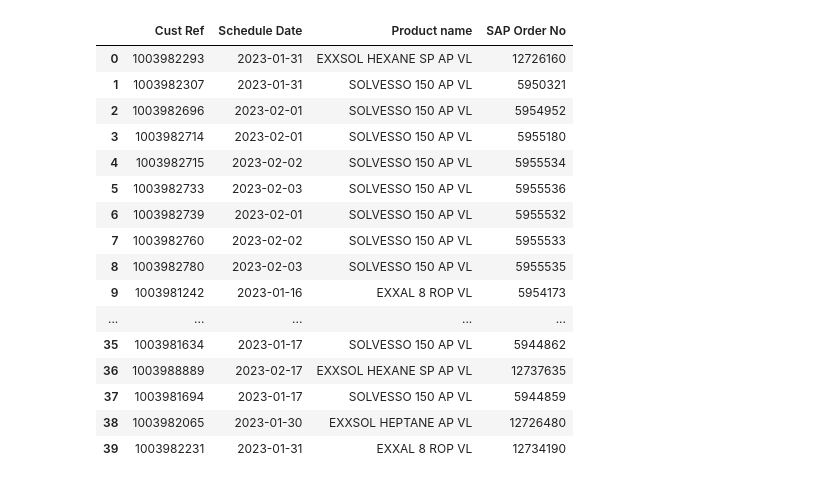
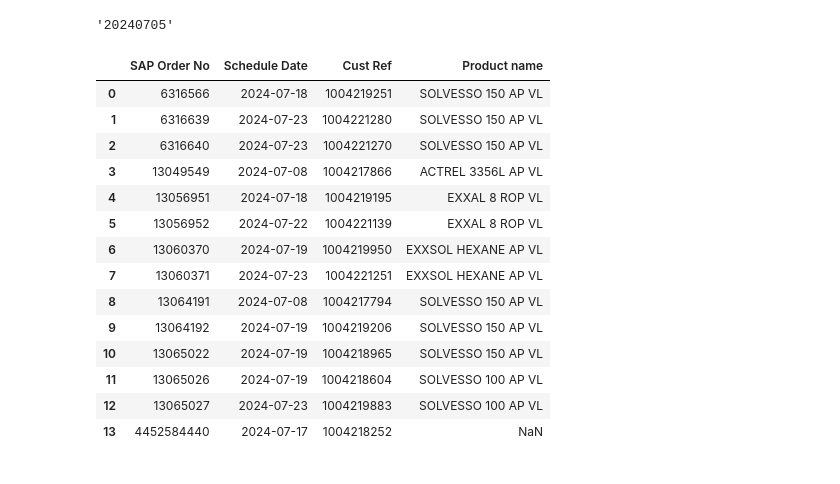
Before and after one commit to JohnTan38/Project-Income, a Jupyter notebook: TRANSPOREON.ipynb, the cells around one changed output. Cells and saved outputs as stored; diff of their text form; code cells hidden in the pictures.

```diff
--- a/TRANSPOREON.ipynb
+++ b/TRANSPOREON.ipynb
@@ -588 +1389,6 @@ New transport SAP Order Number
+# %%
+temp_upload_1['Cust Ref'] = temp_upload_1['Cust Ref'].astype(np.int64) #Diane
+temp_upload_1['Transport No'] = temp_upload_1['Transport No'].astype(np.int64)
+temp_upload_5 = temp_upload_1.copy()
+#temp_upload_5.rename(columns={'Cust Ref': 'Cust Ref'}, inplace=True)
 # %%
@@ -716,0 +1527,5 @@ master.compare(temp_upload_1, keep_shape=True, keep_equal=True)
+# %%
+lst_diff_select = [True] #Diane
+diffs_1 = diffs.loc[diffs['DELIVERY_diff'].isin(lst_diff_select)] #select rows where col value is iterable
+#diffs_1 = diffs.loc[diffs['DELIVERY_diff'] == True]
+diffs_1
@@ -717,6 +1550,11 @@ master.compare(temp_upload_1, keep_shape=True, keep_equal=True)
+# %%
+with pd.ExcelWriter(path_transporeon + "Output/ForDiane_Diffs.xlsx", mode='a', if_sheet_exists='replace', engine='openpyxl') as writer3:
+    sheetName = 'Diffs_' + datetime.now().strftime("%Y%m%d %H%M")
+    diffs_1.to_excel(writer3, sheet_name=sheetName, engine='openpyxl')
+    worksheet3 = writer3.sheets[sheetName]
+    writer3.save()
 # %%
-#df_trans = pd.read_csv(r"C:/Users/john.tan/OneDrive - Cogent Holdings Pte. Ltd/Documents/WMS/temp_upload.csv") #Textract
-trans_1 = df_trans[df_trans['DEPOT_MV2'].str.contains('VOPAK', na=False)]
+trans_1 = df_trans[df_trans['DEPOT_MV2'].str.contains('VOPAK', na=False)] #Diane
 #trans_1 = df_trans[~df_trans['DEPOT_MV2'].str.contains('VOPAK', na=False)]
 vopak = trans_1.copy()
 #vopak = vopak.iloc[:, 1:] #drop first col
@@ -725,27 +1563,40 @@ vopak.reset_index(drop=True, inplace=True)
 #vopak.insert(loc=0, column='Transporter Name', value='SH COGENT LOGISTICS PTE LTD')
 #vopak.insert(loc=0, column='Customer Name', value='ExxonMobil Chemical Asia Pacific')
 
-vopak = vopak.drop(columns=['Order Remarks', 'Transport No', 'DEPOT_MV2', 'LOADING_PLANT_MV3', 'DELIVERY', 'MV2'])
+vopak = vopak.drop(columns=['Order Remarks', 'Transport No', 'DEPOT_MV2', 'LOADING_PLANT_MV3', 'DELIVERY'])
 #vopak = vopak.drop(columns=['Order Remarks', 'Transport No', 'DEPOT_MV2', 'LOADING_PLANT_MV3', 'DELIVERY', 'MV2'])
 #vopak.rename(columns={'Cust Ref': 'Customer Reference Number', 'Coll Date': 'Schedule Date', 'PRODUCT': 'Product name'}, inplace=True)
 vopak.rename(columns={'Coll Date': 'Schedule Date', 'PRODUCT': 'Product name'}, inplace=True)
+drop_col = ['Cust_Ref', 'comment:', 'MV2'] #drop cols by list
+filter_col = vopak.filter(drop_col)
+vopak.drop(filter_col, inplace=True, axis=1)
+#df_trans = pd.read_csv(r"C:/Users/john.tan/OneDrive - Cogent Holdings Pte. Ltd/Documents/WMS/temp_upload.csv") #Textract
+# %%
+vopak_SheetNames = pd.ExcelFile(path_transporeon+ r"Output/ForDiane_Vopak.xlsx").sheet_names #Diane
+yesterday = max([pd.to_datetime(elem.split('_')[1]) for elem in vopak_SheetNames]).strftime('%Y%m%d')
+yesterday
+# %% [output]
+'20240705'
 # %%
+with pd.ExcelWriter(path_transporeon + "Output/ForDiane_Vopak.xlsx", mode='a', if_sheet_exists='replace', engine='openpyxl') as writer4:
+    sheetName = 'Vopak_' + datetime.now().strftime("%Y%m%d")
+    vopak.to_excel(writer4, sheet_name=sheetName, engine='openpyxl')
+    worksheet4 = writer4.sheets[sheetName]
+    writer4.save()
 vopak
 # %% [output]
-|  | Cust Ref | Schedule Date | Product name | SAP Order No |
-| 0 | 1003982293 | 2023-01-31 | EXXSOL HEXANE SP AP VL | 12726160 |
-| 1 | 1003982307 | 2023-01-31 | SOLVESSO 150 AP VL | 5950321 |
-| 2 | 1003982696 | 2023-02-01 | SOLVESSO 150 AP VL | 5954952 |
-| 3 | 1003982714 | 2023-02-01 | SOLVESSO 150 AP VL | 5955180 |
-| 4 | 1003982715 | 2023-02-02 | SOLVESSO 150 AP VL | 5955534 |
-| 5 | 1003982733 | 2023-02-03 | SOLVESSO 150 AP VL | 5955536 |
-| 6 | 1003982739 | 2023-02-01 | SOLVESSO 150 AP VL | 5955532 |
-| 7 | 1003982760 | 2023-02-02 | SOLVESSO 150 AP VL | 5955533 |
-| 8 | 1003982780 | 2023-02-03 | SOLVESSO 150 AP VL | 5955535 |
-| 9 | 1003981242 | 2023-01-16 | EXXAL 8 ROP VL | 5954173 |
-| ... | ... | ... | ... | ... |
-| 35 | 1003981634 | 2023-01-17 | SOLVESSO 150 AP VL | 5944862 |
-| 36 | 1003988889 | 2023-02-17 | EXXSOL HEXANE SP AP VL | 12737635 |
-| 37 | 1003981694 | 2023-01-17 | SOLVESSO 150 AP VL | 5944859 |
-| 38 | 1003982065 | 2023-01-30 | EXXSOL HEPTANE AP VL | 12726480 |
-| 39 | 1003982231 | 2023-01-31 | EXXAL 8 ROP VL | 12734190 |
+|  | SAP Order No | Schedule Date | Cust Ref | Product name |
+| 0 | 6316566 | 2024-07-18 | 1004219251 | SOLVESSO 150 AP VL |
+| 1 | 6316639 | 2024-07-23 | 1004221280 | SOLVESSO 150 AP VL |
+| 2 | 6316640 | 2024-07-23 | 1004221270 | SOLVESSO 150 AP VL |
+| 3 | 13049549 | 2024-07-08 | 1004217866 | ACTREL 3356L AP VL |
+| 4 | 13056951 | 2024-07-18 | 1004219195 | EXXAL 8 ROP VL |
+| 5 | 13056952 | 2024-07-22 | 1004221139 | EXXAL 8 ROP VL |
+| 6 | 13060370 | 2024-07-19 | 1004219950 | EXXSOL HEXANE AP VL |
+| 7 | 13060371 | 2024-07-23 | 1004221251 | EXXSOL HEXANE AP VL |
+| 8 | 13064191 | 2024-07-08 | 1004217794 | SOLVESSO 150 AP VL |
+| 9 | 13064192 | 2024-07-19 | 1004219206 | SOLVESSO 150 AP VL |
+| 10 | 13065022 | 2024-07-19 | 1004218965 | SOLVESSO 150 AP VL |
+| 11 | 13065026 | 2024-07-19 | 1004218604 | SOLVESSO 100 AP VL |
+| 12 | 13065027 | 2024-07-23 | 1004219883 | SOLVESSO 100 AP VL |
+| 13 | 4452584440 | 2024-07-17 | 1004218252 | NaN |
```
Also changed, not shown: parts of 68 cells of this notebook.
